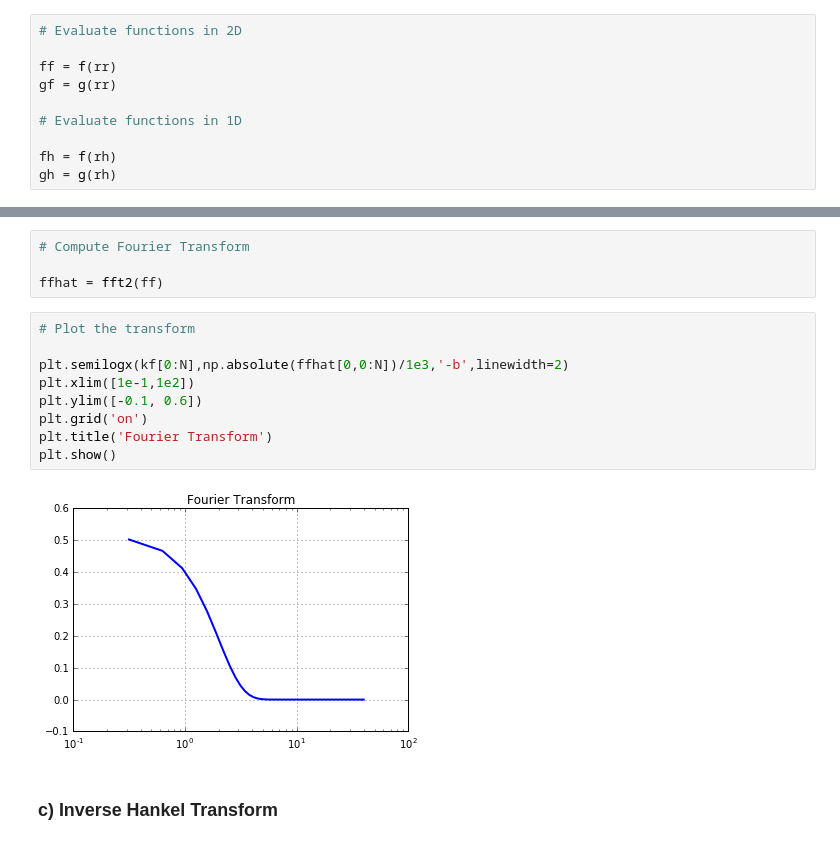
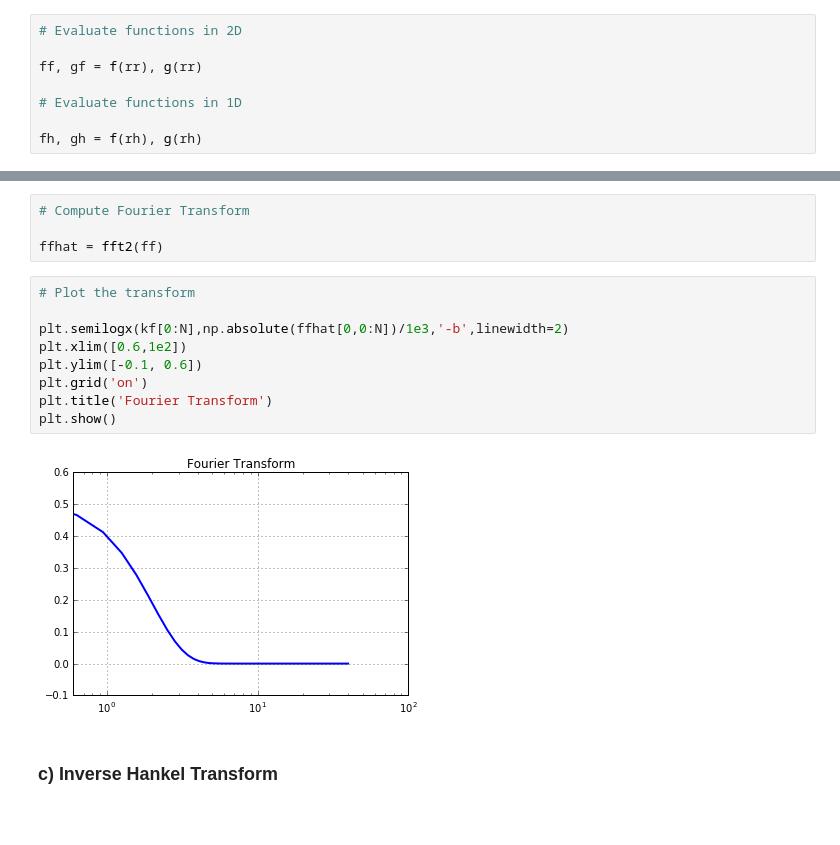
Before and after one commit to steven-murray/hankel, a Jupyter notebook: demos/Demo Forward and Inverse (Hankel vs FFT).ipynb, the cells around one changed output, grey strips where cells are left out. Drawn from its saved outputs; the diff is of its cells as text.

```diff
--- a/demos/Demo Forward and Inverse (Hankel vs FFT).ipynb
+++ b/demos/Demo Forward and Inverse (Hankel vs FFT).ipynb
@@ -66,13 +66,11 @@ g = lambda r: 4.0*np.exp(-r**2)*(r**2 - 1.0)
 # %%
 # Evaluate functions in 2D
 
-ff = f(rr)
-gf = g(rr)
+ff, gf = f(rr), g(rr)
 
 # Evaluate functions in 1D
 
-fh = f(rh)
-gh = g(rh)
+fh, gh = f(rh), g(rh)
 # %%
 # Spectral Fourier operators
 
@@ -135,14 +133,14 @@ ffhat = fft2(ff)
 # %%
 # Plot the transform
 
 plt.semilogx(kf[0:N],np.absolute(ffhat[0,0:N])/1e3,'-b',linewidth=2)
-plt.xlim([1e-1,1e2])
+plt.xlim([0.6,1e2])
 plt.ylim([-0.1, 0.6])
 plt.grid('on')
 plt.title('Fourier Transform')
 plt.show()
 # %% [output]
-[figure, old version]
+[figure, new version]
 # %% [markdown]
 ### c) Inverse Hankel Transform ##
 # %%
```
Also changed, not shown: parts of 13 cells of this notebook.
